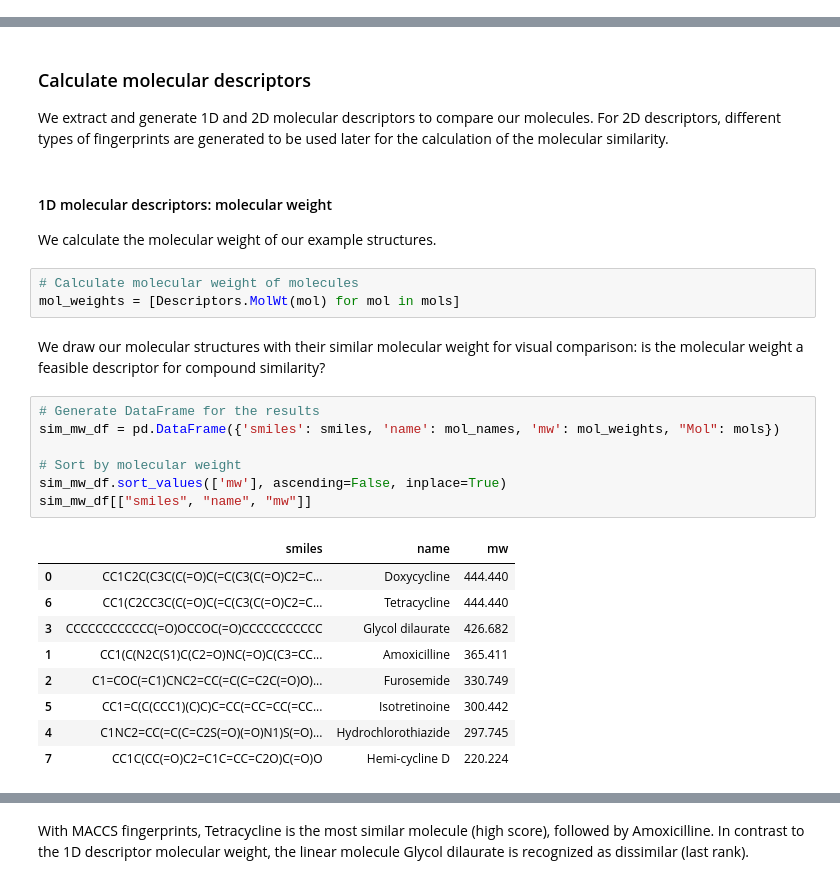
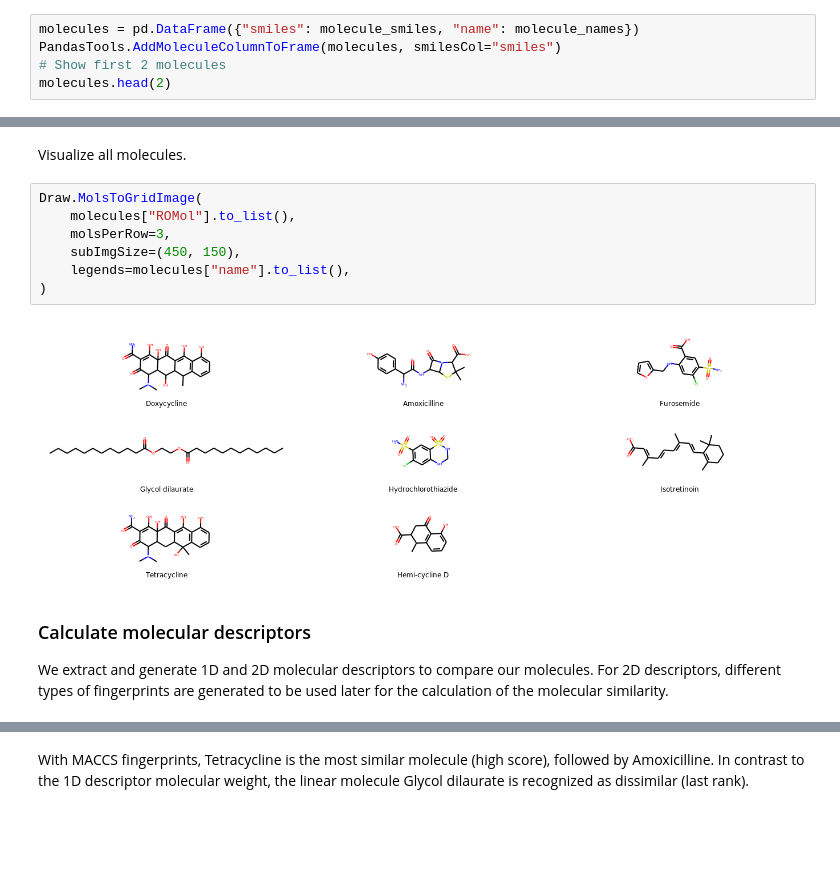
Before and after one commit to ICOA-SBC/GSON-cheminformatics, a Jupyter notebook: cours_3/T4_mol_similarity.ipynb, the cells around one changed output, grey strips where cells are left out. Drawn from its saved outputs; the diff is of its cells as text; blank space fills up the shorter version.

```diff
--- a/cours_3/T4_mol_similarity.ipynb
+++ b/cours_3/T4_mol_similarity.ipynb
@@ -235,0 +235,5 @@ Draw.MolsToGridImage(mols, molsPerRow=2, subImgSize=(450,150), legends=mol_names
+# %%
+molecules = pd.DataFrame({"smiles": molecule_smiles, "name": molecule_names})
+PandasTools.AddMoleculeColumnToFrame(molecules, smilesCol="smiles")
+# Show first 2 molecules
+molecules.head(2)
@@ -236,31 +248,16 @@ Draw.MolsToGridImage(mols, molsPerRow=2, subImgSize=(450,150), legends=mol_names
+# %% [markdown]
+Visualize all molecules.
+# %%
+Draw.MolsToGridImage(
+    molecules["ROMol"].to_list(),
+    molsPerRow=3,
+    subImgSize=(450, 150),
+    legends=molecules["name"].to_list(),
+)
+# %% [output]
+[figure, added]
 # %% [markdown]
 ### Calculate molecular descriptors
 
 We extract and generate 1D and 2D molecular descriptors to compare our molecules.
 For 2D descriptors, different types of fingerprints are generated to be used later for the calculation of the molecular similarity.
-# %% [markdown]
-#### 1D molecular descriptors: molecular weight
-
-We calculate the molecular weight of our example structures.
-# %%
-# Calculate molecular weight of molecules
-mol_weights = [Descriptors.MolWt(mol) for mol in mols]
-# %% [markdown]
-We draw our molecular structures with their similar molecular weight for visual comparison: is the molecular weight a feasible descriptor for compound similarity?
-# %%
-# Generate DataFrame for the results
-sim_mw_df = pd.DataFrame({'smiles': smiles, 'name': mol_names, 'mw': mol_weights, "Mol": mols})
-
-# Sort by molecular weight
-sim_mw_df.sort_values(['mw'], ascending=False, inplace=True)
-sim_mw_df[["smiles", "name", "mw"]]
-# %% [output]
-|  | smiles | name | mw |
-| 0 | CC1C2C(C3C(C(=O)C(=C(C3(C(=O)C2=C... | Doxycycline | 444.440 |
-| 6 | CC1(C2CC3C(C(=O)C(=C(C3(C(=O)C2=C... | Tetracycline | 444.440 |
-| 3 | CCCCCCCCCCCC(=O)OCCOC(=O)CCCCCCCCCCC | Glycol dilaurate | 426.682 |
-| 1 | CC1(C(N2C(S1)C(C2=O)NC(=O)C(C3=CC... | Amoxicilline | 365.411 |
-| 2 | C1=COC(=C1)CNC2=CC(=C(C=C2C(=O)O)... | Furosemide | 330.749 |
-| 5 | CC1=C(C(CCC1)(C)C)C=CC(=CC=CC(=CC... | Isotretinoine | 300.442 |
-| 4 | C1NC2=CC(=C(C=C2S(=O)(=O)N1)S(=O)... | Hydrochlorothiazide | 297.745 |
-| 7 | CC1C(CC(=O)C2=C1C=CC=C2O)C(=O)O | Hemi-cycline D | 220.224 |
```
Also changed, not shown: parts of 208 cells of this notebook, 6 other files.
